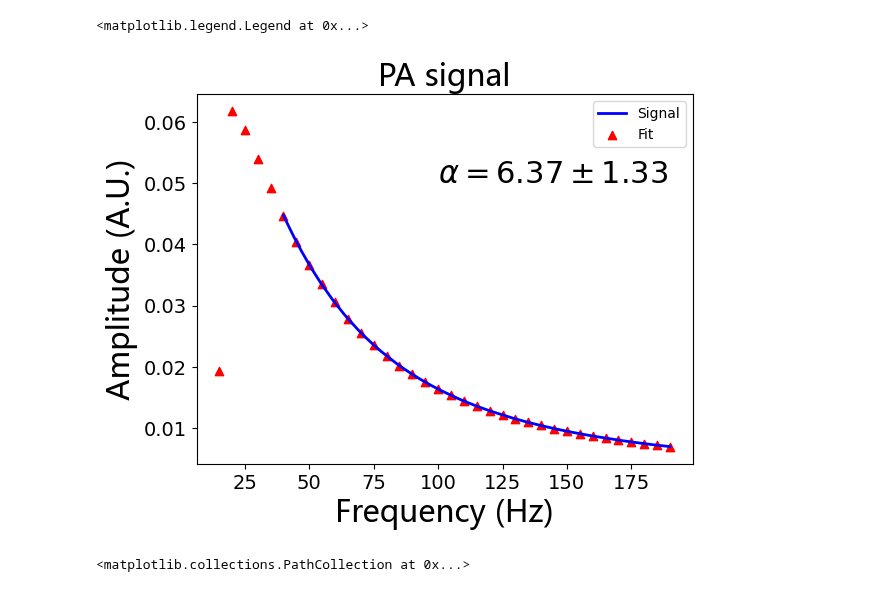
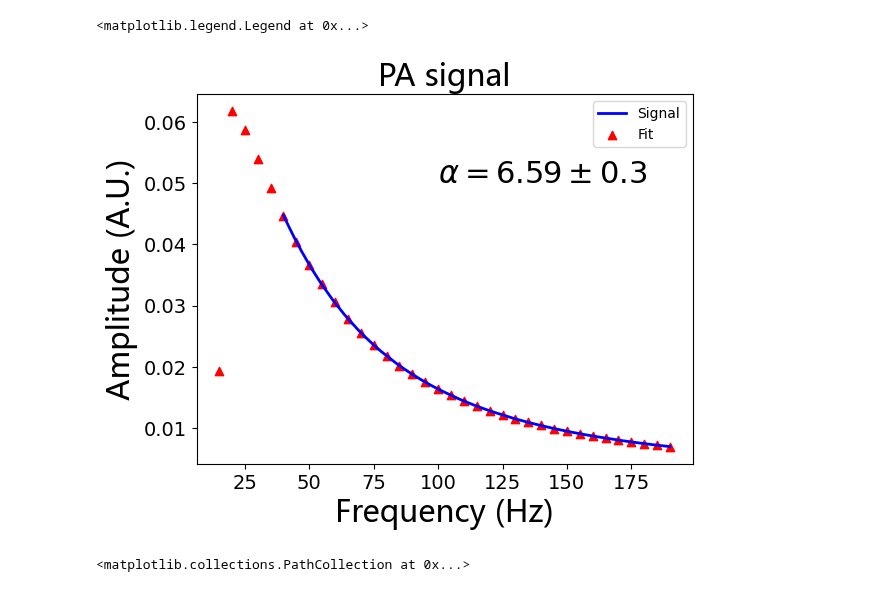
Before and after one commit to Edgaus/Physics, a Jupyter notebook: Graficador.ipynb, the cells around one changed output. Saved outputs shown, nothing was run; the diff lists cells and outputs as text; code cells hidden in the pictures.

```diff
--- a/Graficador.ipynb
+++ b/Graficador.ipynb
@@ -5,22 +5,22 @@ import numpy as np
 # %%
 plt.rcParams.update({'font.size': 14})
 font = {'fontname':'Microsoft YaHei','size'   : 22}
 
 plt.title('PA signal',**font)
 plt.xlabel('Frequency (Hz)', **font)
 plt.ylabel('Amplitude (A.U.)', **font)
 
 
 plt.rcParams.update({'font.size': 10})
 
 m_207 = pd.read_excel('m_207.xlsx')
 plt.plot( m_207['Frec_fit'], m_207['R_fit'], color='b', linewidth=2.0, label='Signal'  )
 plt.scatter( m_207['Fret'], m_207['Rval'] ,color='r', marker="^", label='Fit'   )
-plt.text( 100, 0.05, '$\\alpha = 6.37 \\pm 1.33$', fontsize = 22)
+plt.text( 100, 0.05, '$\\alpha = 6.59 \\pm 0.3$', fontsize = 22)
 plt.legend()
 # %% [output]
 <matplotlib.legend.Legend at 0x...>
-[figure, old version]
+[figure, new version]
 # %%
 plt.rcParams.update({'font.size': 14})
 font = {'fontname':'Microsoft YaHei','size'   : 22}
```
